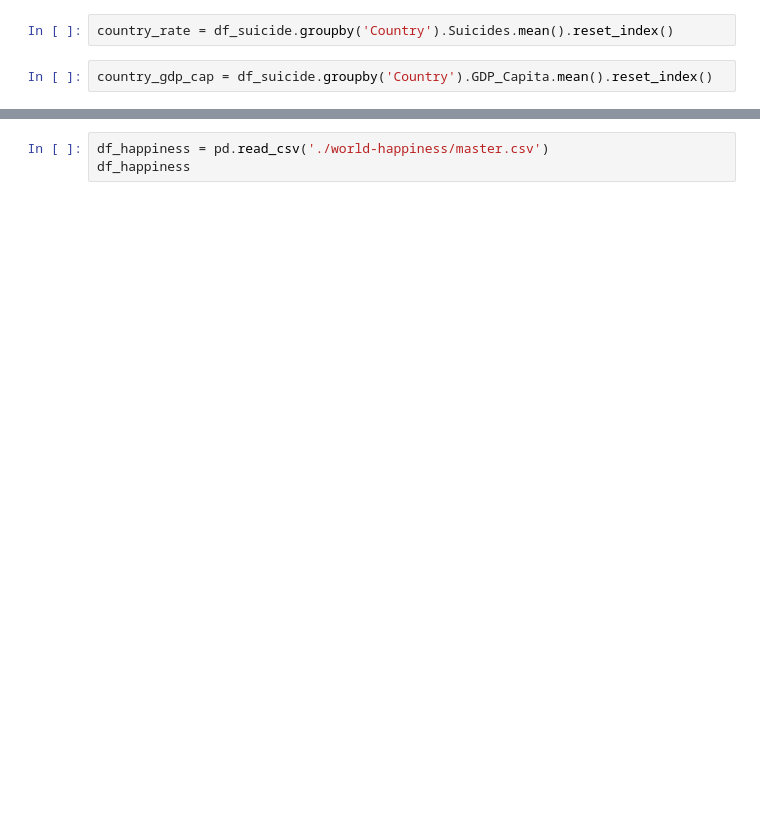
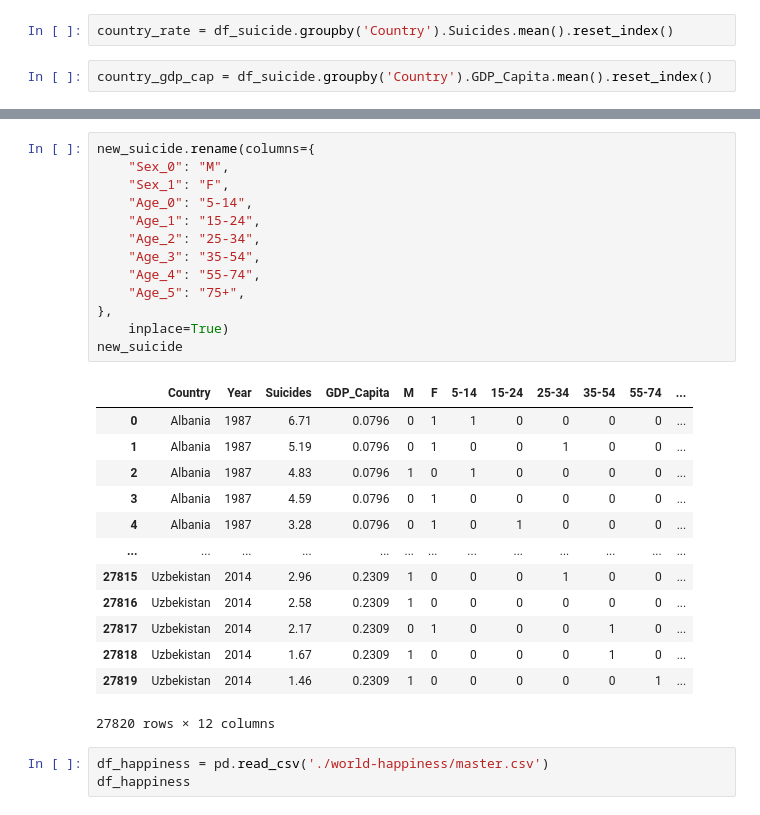
Before and after one commit to dianaxime/DM_Proyecto, a Jupyter notebook: Modelo.ipynb, the cells around one changed output, grey strips where cells are left out. Saved outputs shown, nothing was run; the diff lists cells and outputs as text; blank space fills up the shorter version.

```diff
--- a/Modelo.ipynb
+++ b/Modelo.ipynb
@@ -82,3 +126,30 @@ new_suicide
+# %%
+new_suicide.rename(columns={
+    "Sex_0": "M",
+    "Sex_1": "F",
+    "Age_0": "5-14",
+    "Age_1": "15-24",
+    "Age_2": "25-34",
+    "Age_3": "35-54",
+    "Age_4": "55-74",
+    "Age_5": "75+",
+},
+    inplace=True)
+new_suicide
+# %% [output]
+|  | Country | Year | Suicides | GDP_Capita | M | F | 5-14 | 15-24 | 25-34 | 35-54 | 55-74 | ... |
+| 0 | Albania | 1987 | 6.71 | 0.0796 | 0 | 1 | 1 | 0 | 0 | 0 | 0 | ... |
+| 1 | Albania | 1987 | 5.19 | 0.0796 | 0 | 1 | 0 | 0 | 1 | 0 | 0 | ... |
+| 2 | Albania | 1987 | 4.83 | 0.0796 | 1 | 0 | 1 | 0 | 0 | 0 | 0 | ... |
+| 3 | Albania | 1987 | 4.59 | 0.0796 | 0 | 1 | 0 | 0 | 0 | 0 | 0 | ... |
+| 4 | Albania | 1987 | 3.28 | 0.0796 | 0 | 1 | 0 | 1 | 0 | 0 | 0 | ... |
+| ... | ... | ... | ... | ... | ... | ... | ... | ... | ... | ... | ... | ... |
+| 27815 | Uzbekistan | 2014 | 2.96 | 0.2309 | 1 | 0 | 0 | 0 | 1 | 0 | 0 | ... |
+| 27816 | Uzbekistan | 2014 | 2.58 | 0.2309 | 1 | 0 | 0 | 0 | 0 | 0 | 0 | ... |
+| 27817 | Uzbekistan | 2014 | 2.17 | 0.2309 | 0 | 1 | 0 | 0 | 0 | 1 | 0 | ... |
+| 27818 | Uzbekistan | 2014 | 1.67 | 0.2309 | 1 | 0 | 0 | 0 | 0 | 1 | 0 | ... |
+| 27819 | Uzbekistan | 2014 | 1.46 | 0.2309 | 1 | 0 | 0 | 0 | 0 | 0 | 1 | ... |
+27820 rows × 12 columns
 # %%
 df_happiness = pd.read_csv('./world-happiness/master.csv')
 df_happiness
```
Also changed, not shown: parts of 5 cells of this notebook.
